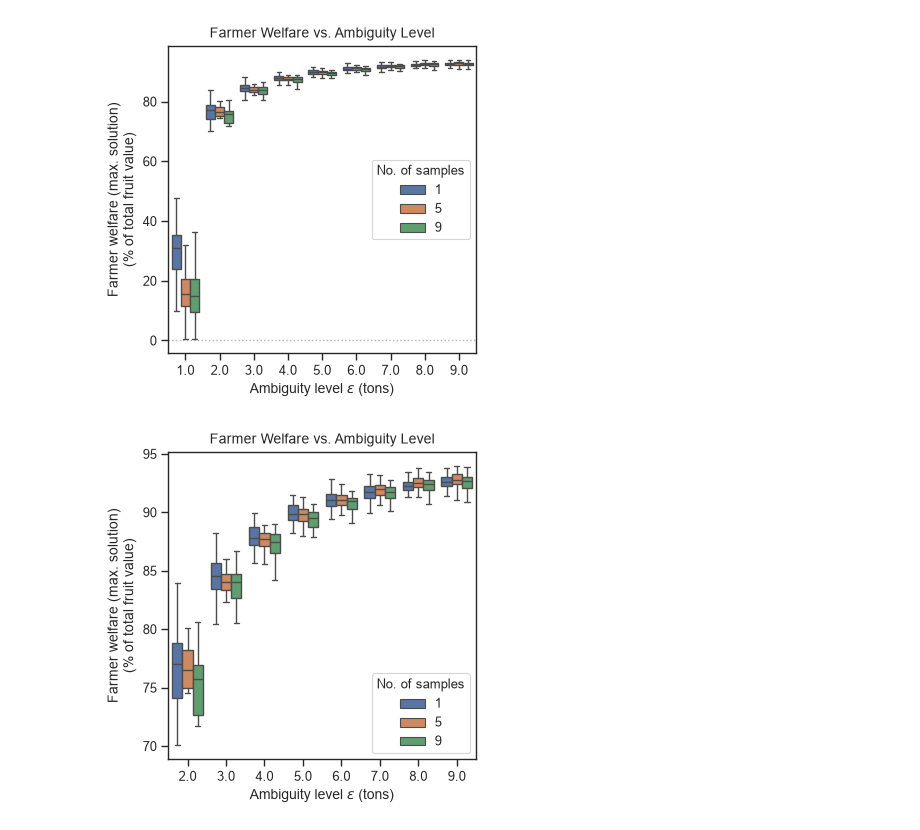
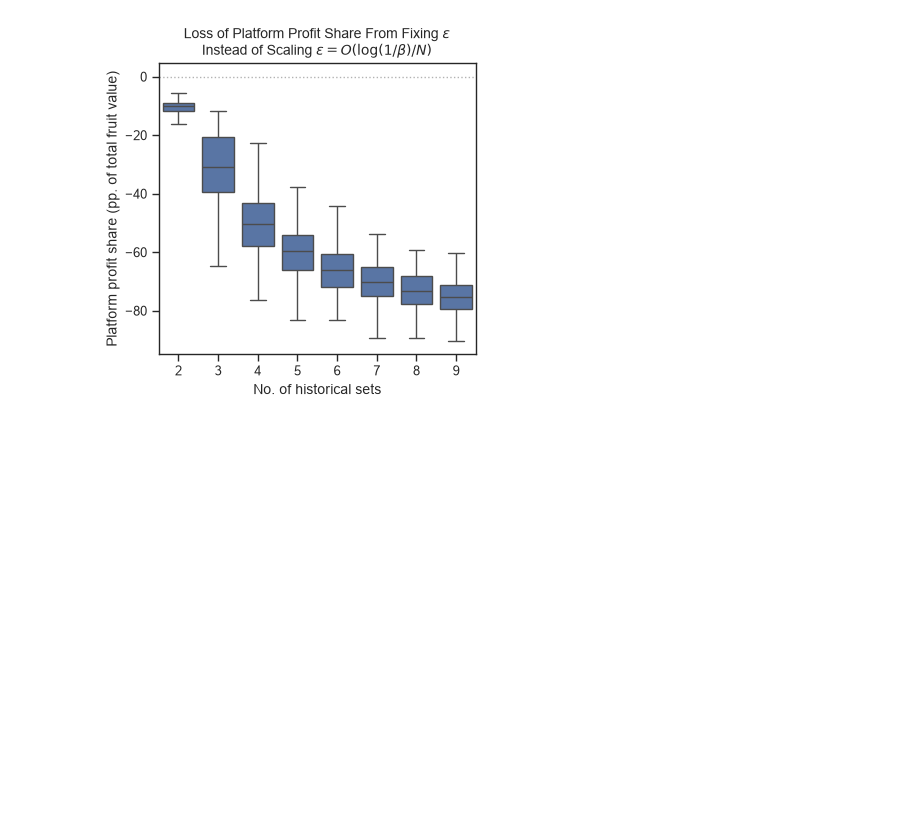
Before and after one commit to nachatjatu/StablePlatformMatching, a Jupyter notebook: notebooks/exp_6_results.ipynb, the cells around one changed output. Saved outputs shown, nothing was run; the diff lists cells and outputs as text; code cells hidden in the pictures; blank space fills up the shorter version.

```diff
--- a/notebooks/exp_6_results.ipynb
+++ b/notebooks/exp_6_results.ipynb
@@ -214,49 +150,24 @@ plt.show()
-# %%
-plt.figure(figsize=(4, 4))
-
-ax = sns.boxplot(
-    data=df.query("n_hist_sets in [1, 5, 9]"),
-    x="avg_epsilon",
-    y="max_farmer_welfare_pct",
-    hue="n_hist_sets",
-    showfliers=False,
-    palette='deep',
-)
-
-plt.axhline(0, color="black", linestyle="dotted", linewidth=1, alpha=0.3, zorder=0)
-
-plt.xlabel(r"Ambiguity level $\epsilon$ (tons)")
-plt.ylabel("Farmer welfare (max. solution)\n(% of total fruit value)")
-plt.title("Farmer Welfare vs. Ambiguity Level")
-plt.legend(title="No. of samples")
-
-plt.tight_layout()
-
-plt.savefig("../figures/exp_5/farmer_welfar_samples.png", bbox_inches='tight', dpi=300)
-plt.show()
-
-
-plt.figure(figsize=(4, 4))
-
-ax = sns.boxplot(
-    data=df.query("n_hist_sets in [1, 5, 9] and avg_epsilon >= 2"),
-    x="avg_epsilon",
-    y="max_farmer_welfare_pct",
-    hue="n_hist_sets",
-    showfliers=False,
-    palette='deep',
-)
-
-
-plt.xlabel(r"Ambiguity level $\epsilon$ (tons)")
-plt.ylabel("Farmer welfare (max. solution)\n(% of total fruit value)")
-plt.title("Farmer Welfare vs. Ambiguity Level")
-plt.legend(title="No. of samples")
-
-plt.tight_layout()
-
-plt.savefig("../figures/exp_5/farmer_welfar_samples_restr.png", bbox_inches='tight', dpi=300)
-plt.show()
-# %% [output]
-[figure, removed]
-[figure, removed]
+# %%
+plt.figure(figsize=(4, 4))
+
+sns.boxplot(
+    df.query("n_hist_sets >= 2"),
+    x="n_hist_sets",
+    y="naive_scaled_diff",
+    showfliers=False,
+)
+plt.axhline(0, color="black", linestyle="dotted", linewidth=1, alpha=0.3, zorder=0)
+ax = plt.gca()
+handles, labels = ax.get_legend_handles_labels()
+
+ax.set_ylabel("Platform profit share (pp. of total fruit value)")
+ax.set_xlabel("No. of historical sets")
+ax.set_title(
+    r"Loss of Platform Profit Share From Fixing $\epsilon$" "\nInstead of Scaling "r"$\epsilon = O(\log(1/\beta)/N)$"
+)
+
+plt.tight_layout()
+plt.savefig("../figures/exp_6/loss_naive_scale.png", bbox_inches='tight', dpi=300)
+plt.show()
+# %% [output]
+[figure, added]
```
Also changed, not shown: parts of 7 cells of this notebook, 24 other files.
